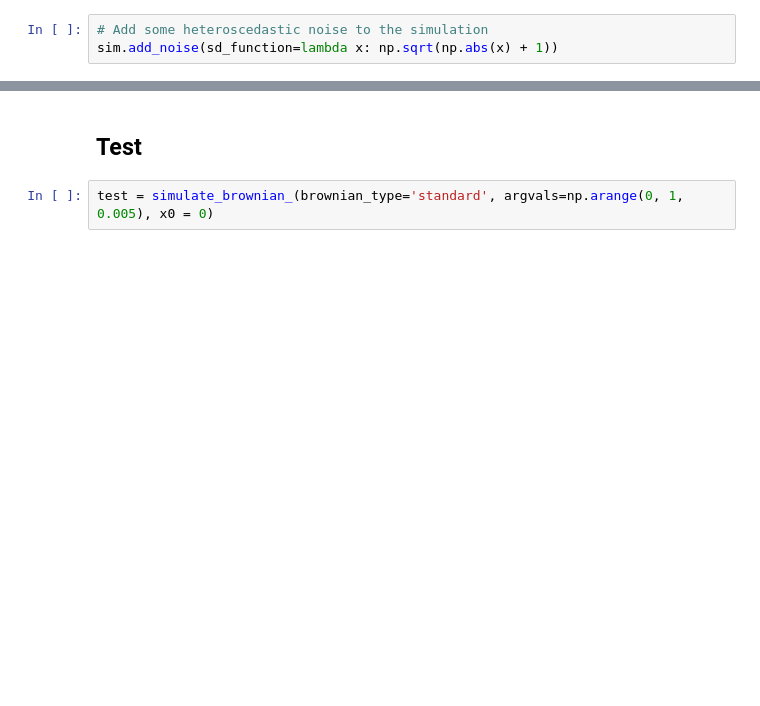
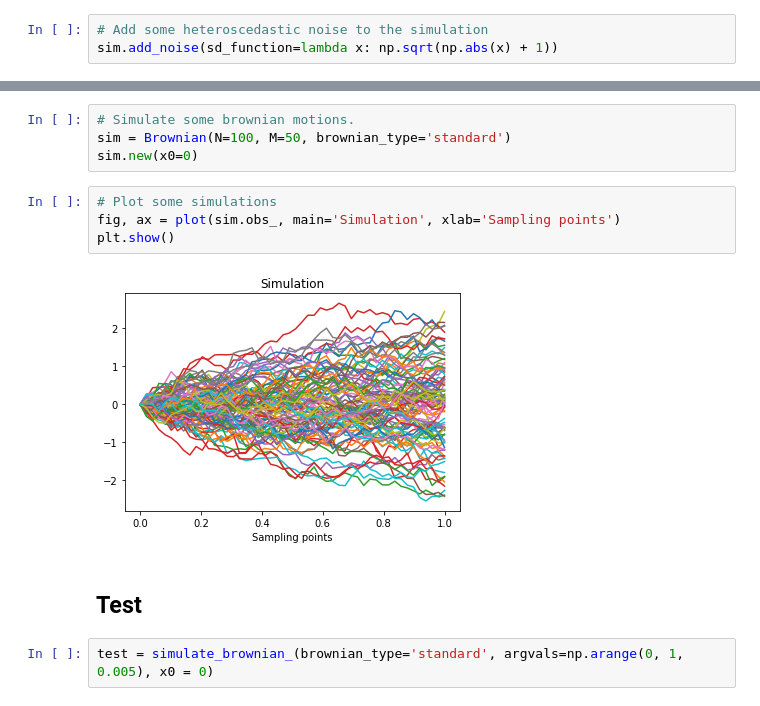
Before and after one commit to StevenGolovkine/FDApy, a Jupyter notebook: examples/simulation.ipynb, the cells around one changed output, grey strips where cells are left out. Saved outputs shown, nothing was run; the diff lists cells and outputs as text; blank space fills up the shorter version.

```diff
--- a/examples/simulation.ipynb
+++ b/examples/simulation.ipynb
@@ -111,3 +111,13 @@ plt.show()
+# %%
+# Simulate some brownian motions.
+sim = Brownian(N=100, M=50, brownian_type='standard')
+sim.new(x0=0)
+# %%
+# Plot some simulations
+fig, ax = plot(sim.obs_, main='Simulation', xlab='Sampling points')
+plt.show()
+# %% [output]
+[figure, added]
 # %% [markdown]
 ## Test
 # %%
```
Also changed, not shown: parts of 11 cells of this notebook, 1 other file.
